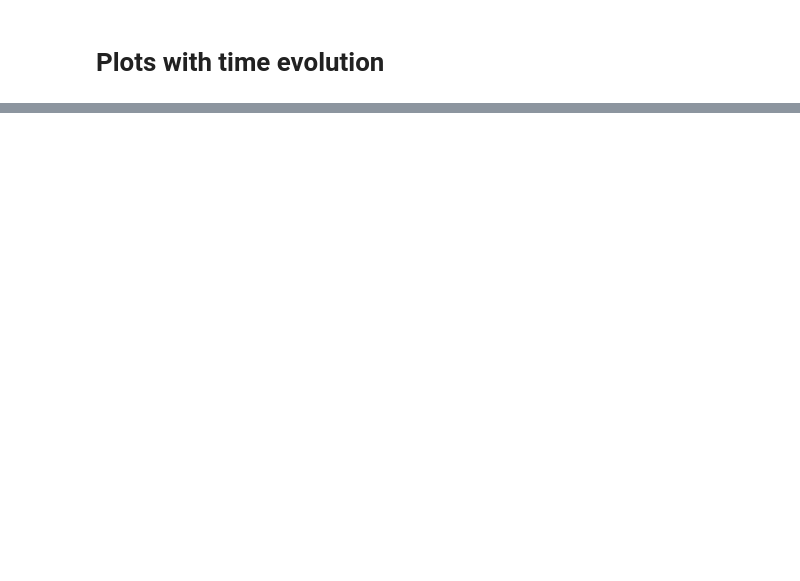
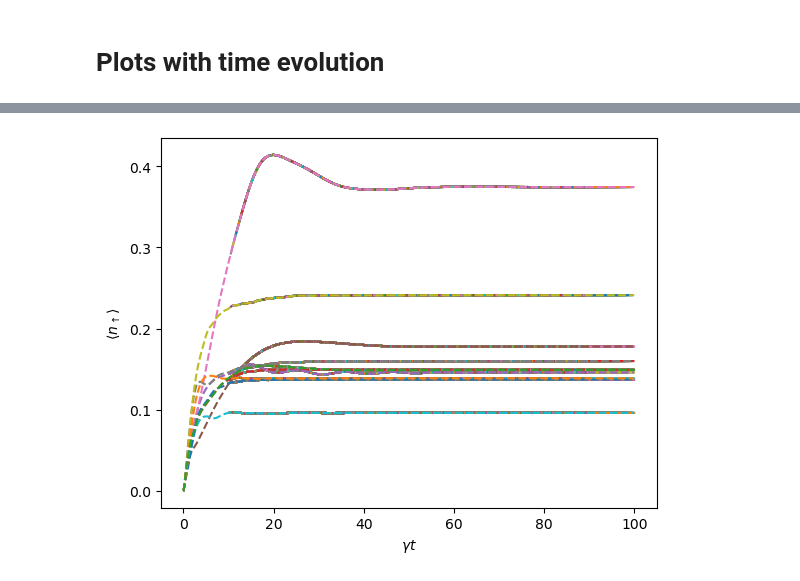
Before and after one commit to DolbeaultRemy/SR_droplets, a Jupyter notebook: QuantumCumulants/Model11/Time_evolution_du_std_stop_Cfunction_stats_solve.ipynb, the cells around one changed output, grey strips where cells are left out. Saved outputs shown, nothing was run; the diff lists cells and outputs as text; code cells hidden in the pictures; blank space fills up the shorter version.

```diff
--- a/QuantumCumulants/Model11/Time_evolution_du_std_stop_Cfunction_stats_solve.ipynb
+++ b/QuantumCumulants/Model11/Time_evolution_du_std_stop_Cfunction_stats_solve.ipynb
@@ -261,0 +271,19 @@ pygui(false); gcf();
+# %%
+close("all")
+figure()
+
+for (i, n_es) in enumerate(n_es_t_list)
+    plot(time_n_es[i], n_es)
+end
+
+for i in 1:length(popup_t)
+    plot(list_t[i], popup_t[i],linestyle="--")
+end
+
+plt.xlabel(L"$\gamma t$")
+plt.ylabel(L"$\langle  n_{\uparrow} \rangle $")
+
+pygui(false);
+# pygui(true); show()
+# %% [output]
+[figure, added]
```
Also changed, not shown: parts of 11 cells of this notebook, 23 other files.
